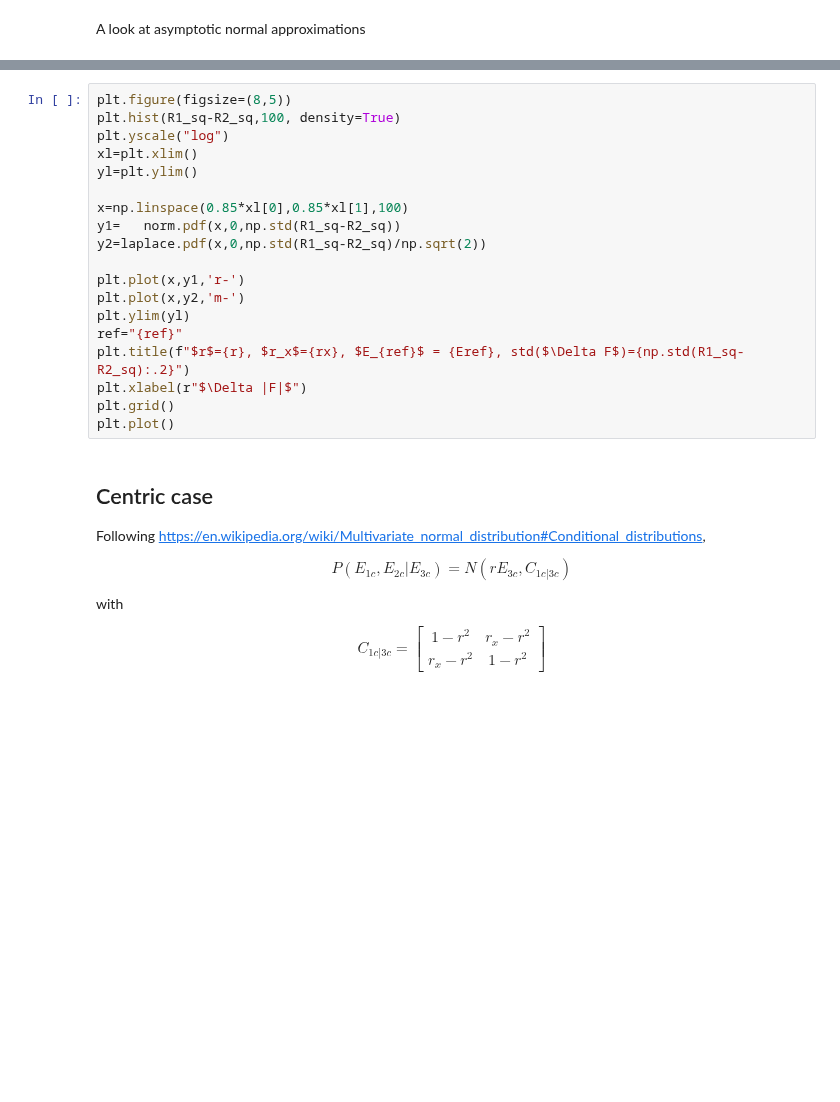
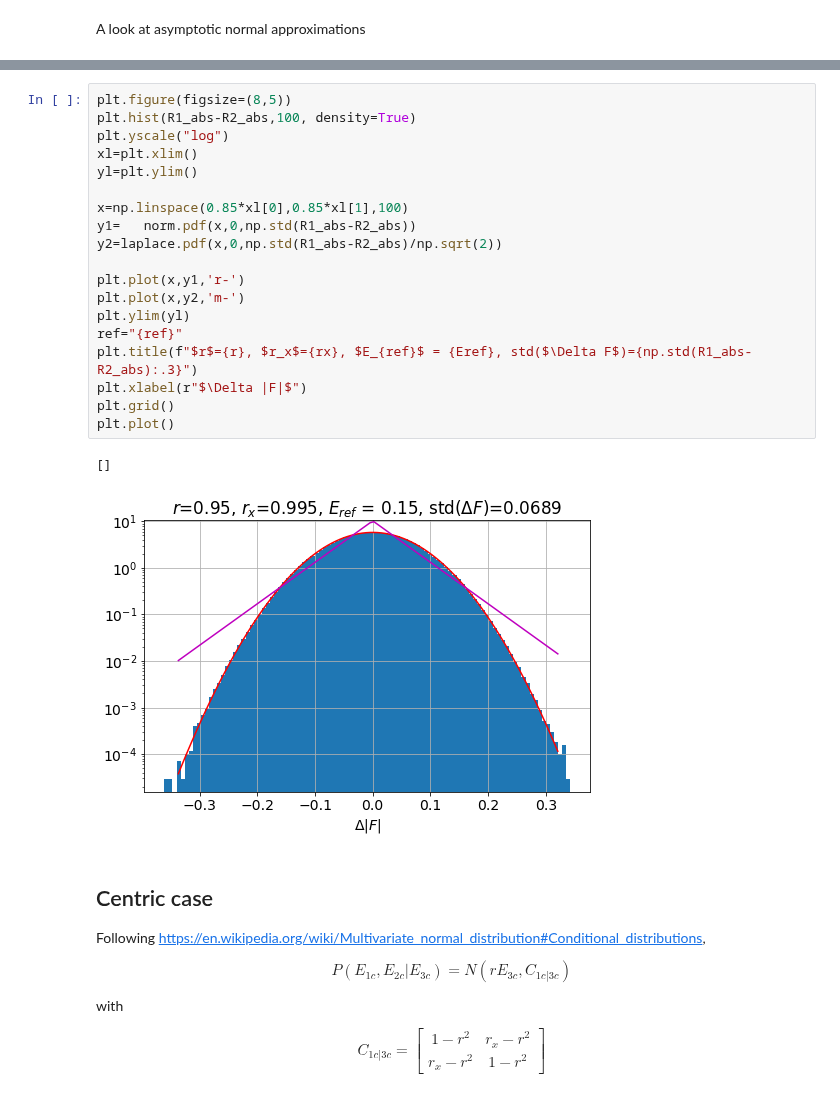
Before and after one commit to Hekstra-Lab/dw, a Jupyter notebook: 6_Bivariate_priors_tidy.ipynb, the cells around one changed output, grey strips where cells are left out. Drawn from its saved outputs; the diff is of its cells as text; blank space fills up the shorter version.

```diff
--- a/6_Bivariate_priors_tidy.ipynb
+++ b/6_Bivariate_priors_tidy.ipynb
@@ -331,22 +341,25 @@ plt.show()
 # %%
 plt.figure(figsize=(8,5))
-plt.hist(R1_sq-R2_sq,100, density=True)
+plt.hist(R1_abs-R2_abs,100, density=True)
 plt.yscale("log")
 xl=plt.xlim()
 yl=plt.ylim()
 
 x=np.linspace(0.85*xl[0],0.85*xl[1],100)
-y1=   norm.pdf(x,0,np.std(R1_sq-R2_sq))
-y2=laplace.pdf(x,0,np.std(R1_sq-R2_sq)/np.sqrt(2))
+y1=   norm.pdf(x,0,np.std(R1_abs-R2_abs))
+y2=laplace.pdf(x,0,np.std(R1_abs-R2_abs)/np.sqrt(2))
 
 plt.plot(x,y1,'r-')
 plt.plot(x,y2,'m-')
 plt.ylim(yl)
 ref="{ref}"
-plt.title(f"$r$={r}, $r_x$={rx}, $E_{ref}$ = {Eref}, std($\Delta F$)={np.std(R1_sq-R2_sq):.2}")
+plt.title(f"$r$={r}, $r_x$={rx}, $E_{ref}$ = {Eref}, std($\Delta F$)={np.std(R1_abs-R2_abs):.3}")
 plt.xlabel(r"$\Delta |F|$")
 plt.grid()
 plt.plot()
+# %% [output]
+[]
+[figure, added]
 # %% [markdown]
 ## Centric case
 Following https://en.wikipedia.org/wiki/Multivariate_normal_distribution#Conditional_distributions,
```
Also changed, not shown: parts of 12 cells of this notebook, 1 other file.
